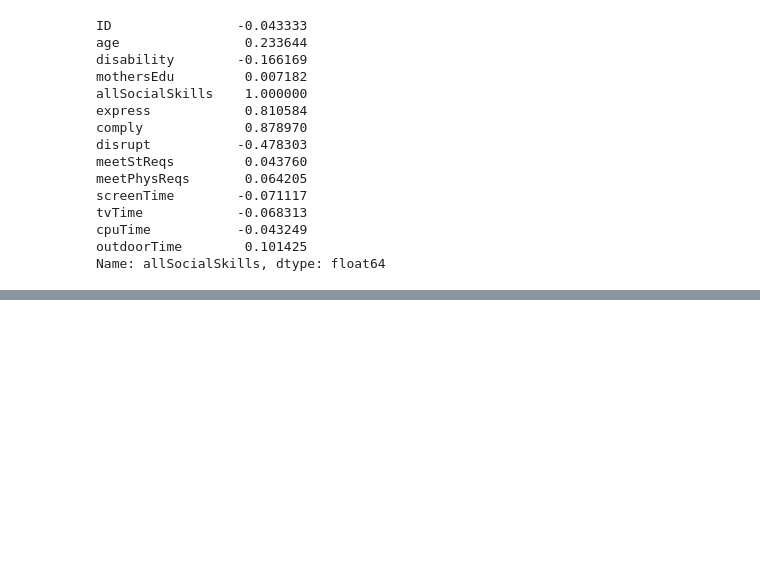
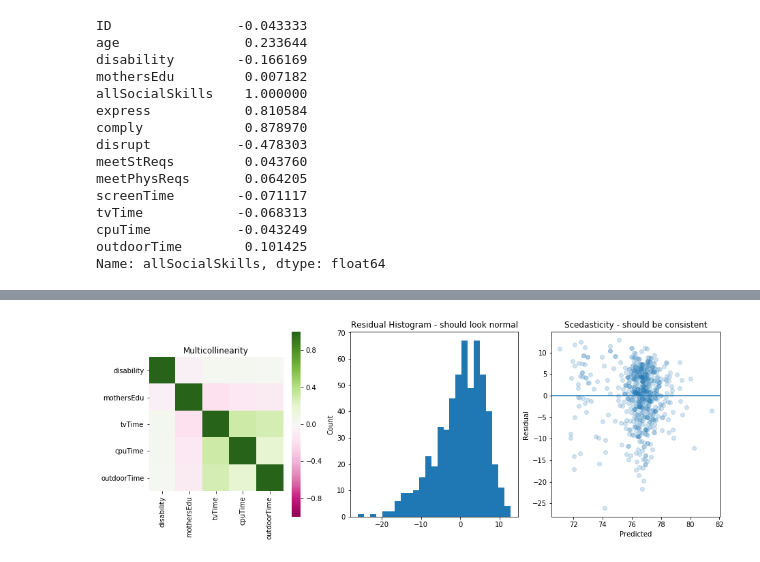
Before and after one commit to conditg/predicting-disruption, a Jupyter notebook: ScreenTime_SocialSkills.ipynb, the cells around one changed output, grey strips where cells are left out. Cells and saved outputs as stored; diff of their text form; code cells hidden in the pictures; blank space fills up the shorter version.

```diff
--- a/ScreenTime_SocialSkills.ipynb
+++ b/ScreenTime_SocialSkills.ipynb
@@ -107,21 +132,23 @@ Warnings:
 [1] Standard Errors assume that the covariance matrix of the errors is correctly specified.
 # %%
 #Let's check how our output looks:
-pred = cross_val_predict(regr,x,y,cv=3)
+pred = cross_val_predict(regr,x,y,cv=5)
 residual = y - pred
 
 plt.figure(figsize=[15,5])
 plt.subplot(131)
 plt.title('Multicollinearity')
 sns.heatmap(x.corr(), vmin = -1,square=True, cmap="PiYG")
 plt.subplot(132)
 plt.hist(residual, bins=25)
 plt.title('Residual Histogram - should look normal')
 plt.ylabel('Count')
 plt.subplot(133)
 plt.scatter(pred, residual, alpha=.2)
 plt.xlabel('Predicted')
 plt.ylabel('Residual')
 plt.axhline(y=0)
 plt.title('Scedasticity - should be consistent')
 plt.show()
+# %% [output]
+[figure, added]
```
Also changed, not shown: parts of 4 cells of this notebook.
